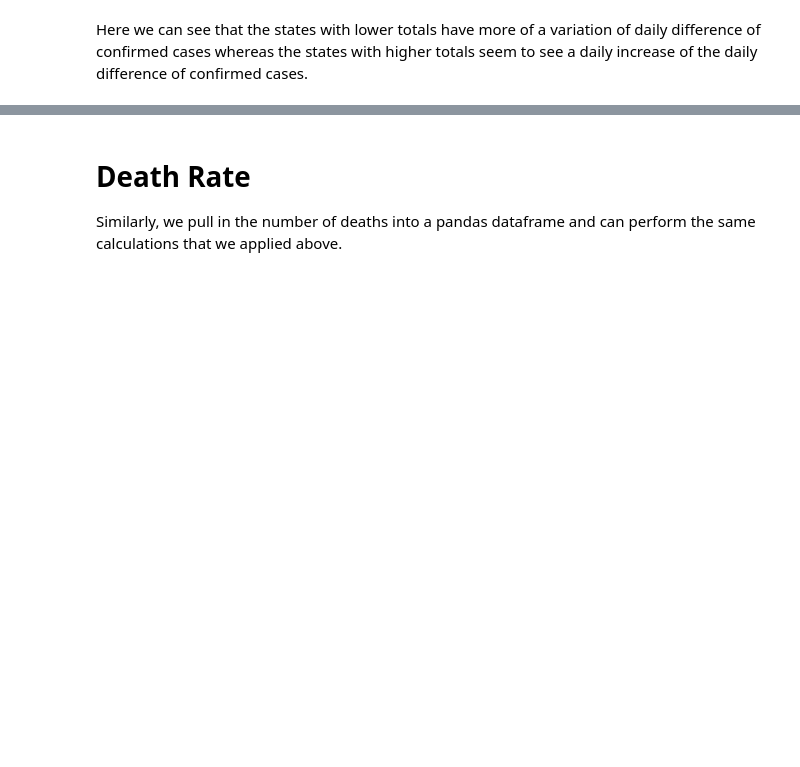
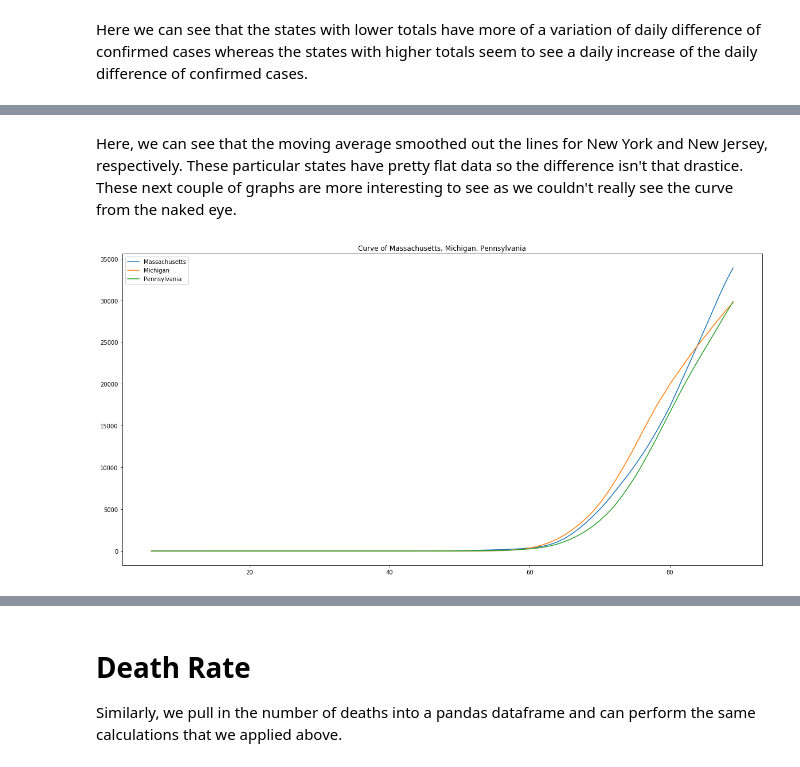
Before and after one commit to covid19data-us/covid19data.us, a Jupyter notebook: notebook/covid_US.ipynb, the cells around one changed output, grey strips where cells are left out. Drawn from its saved outputs; the diff is of its cells as text; code cells hidden in the pictures; blank space fills up the shorter version.

```diff
--- a/notebook/covid_US.ipynb
+++ b/notebook/covid_US.ipynb
@@ -350,0 +398,11 @@ Here we can see that the states with lower totals have more of a variation of da
+# %% [markdown]
+Here, we can see that the moving average smoothed out the lines for New York and New Jersey, respectively. These particular states have pretty flat data so the difference isn't that drastice. These next couple of graphs are more interesting to see as we couldn't really see the curve from the naked eye.
+# %%
+plt.title("Curve of Massachusetts, Michigan, Pennsylvania")
+plt.plot(Massachusettscurve, label="Massachusetts")
+plt.plot(Michigancurve, label="Michigan")
+plt.plot(Pennsylvaniacurve, label="Pennsylvania")
+plt.legend()
+plt.show()
+# %% [output]
+[figure, added]
```
Also changed, not shown: parts of 40 cells of this notebook.
